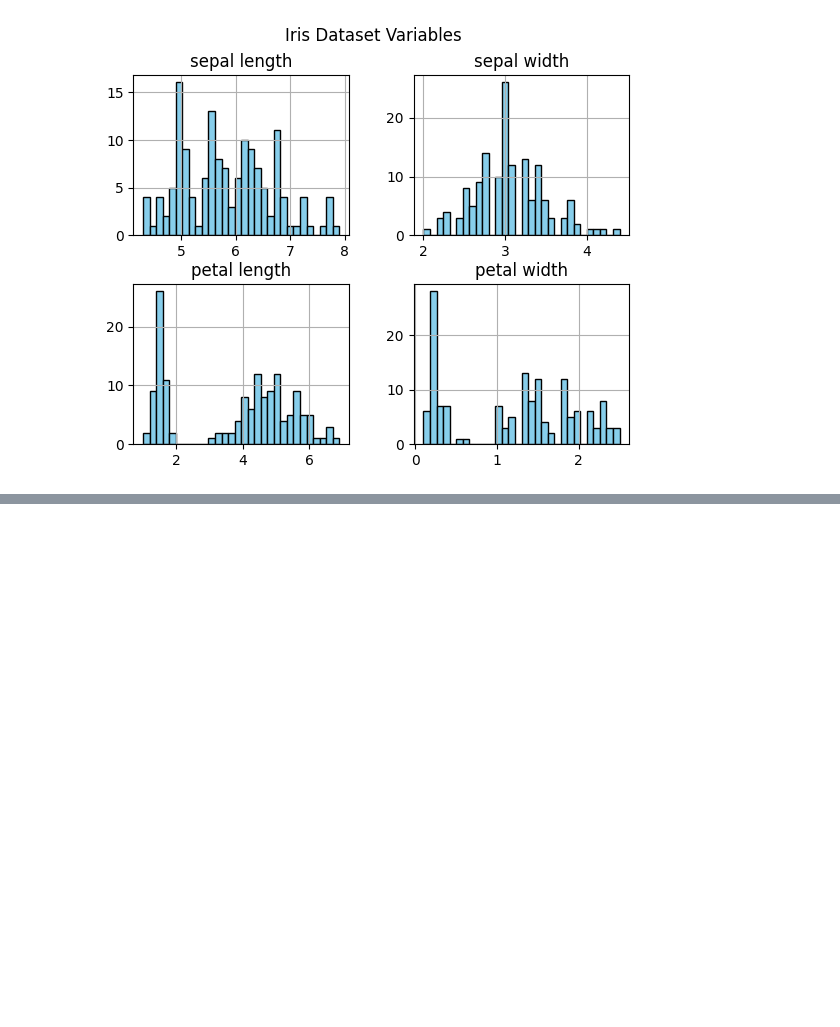
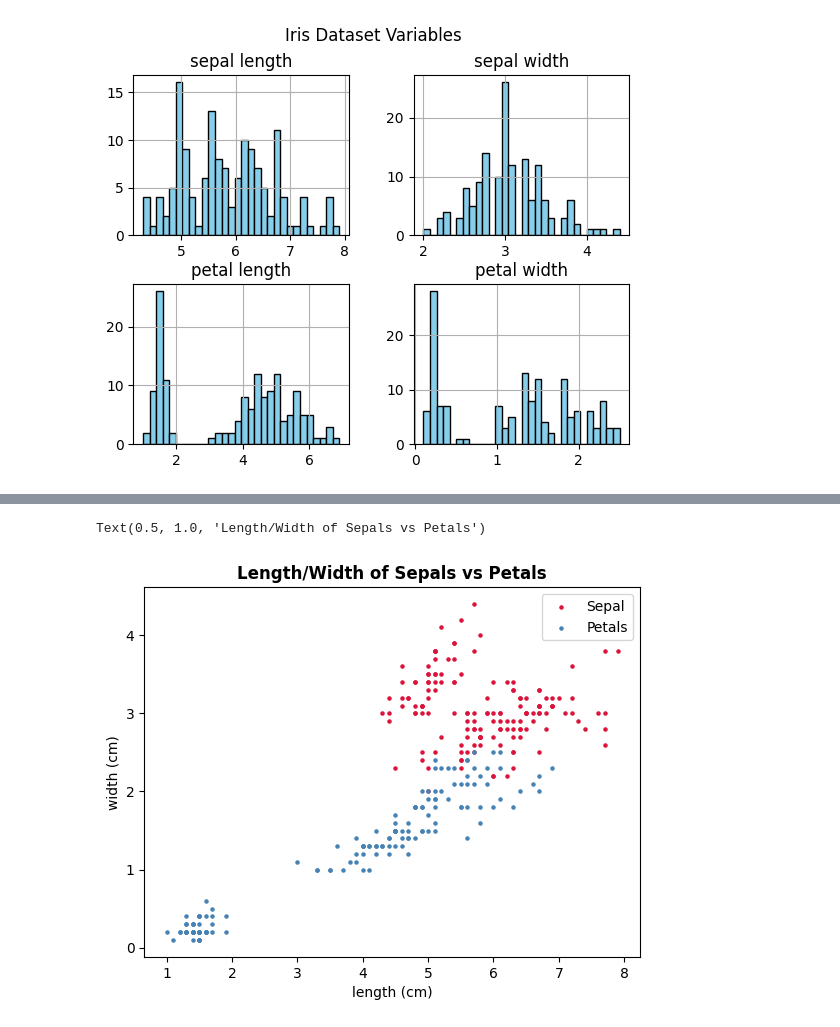
Before and after one commit to NeilTynan/pands-project, a Jupyter notebook: iris.ipynb, the cells around one changed output, grey strips where cells are left out. Saved outputs shown, nothing was run; the diff lists cells and outputs as text; code cells hidden in the pictures; blank space fills up the shorter version.

```diff
--- a/iris.ipynb
+++ b/iris.ipynb
@@ -41,8 +76,12 @@ plt.savefig('iris_variables.png')
 # %%
-#create scatter plot of both pair of variables
-ax1=df.plot(kind='scatter', x='sepia length', y='sepia with', color='r', label='A')
-ax2=df.plot(kind='scatter', x='petal length', y='petal width', color='g', label='B', ax=ax1)
+#create scatter plot of both pairs of variables
+ax1=df.plot(kind='scatter', x='sepal length', y='sepal width', color='crimson', label='Sepal', marker = ".")
+ax2=df.plot(kind='scatter', x='petal length', y='petal width', color='steelblue', label='Petals', marker = ".", ax=ax1)
 
 #specify x-axis and y-axis labels
 ax1.set_xlabel('length (cm)')
 ax1.set_ylabel('width (cm)')
+ax1.set_title("Length/Width of Sepals vs Petals", fontweight="bold")
+# %% [output]
+Text(0.5, 1.0, 'Length/Width of Sepals vs Petals')
+[figure, added]
```
Also changed, not shown: parts of 6 cells of this notebook, 2 other files.
